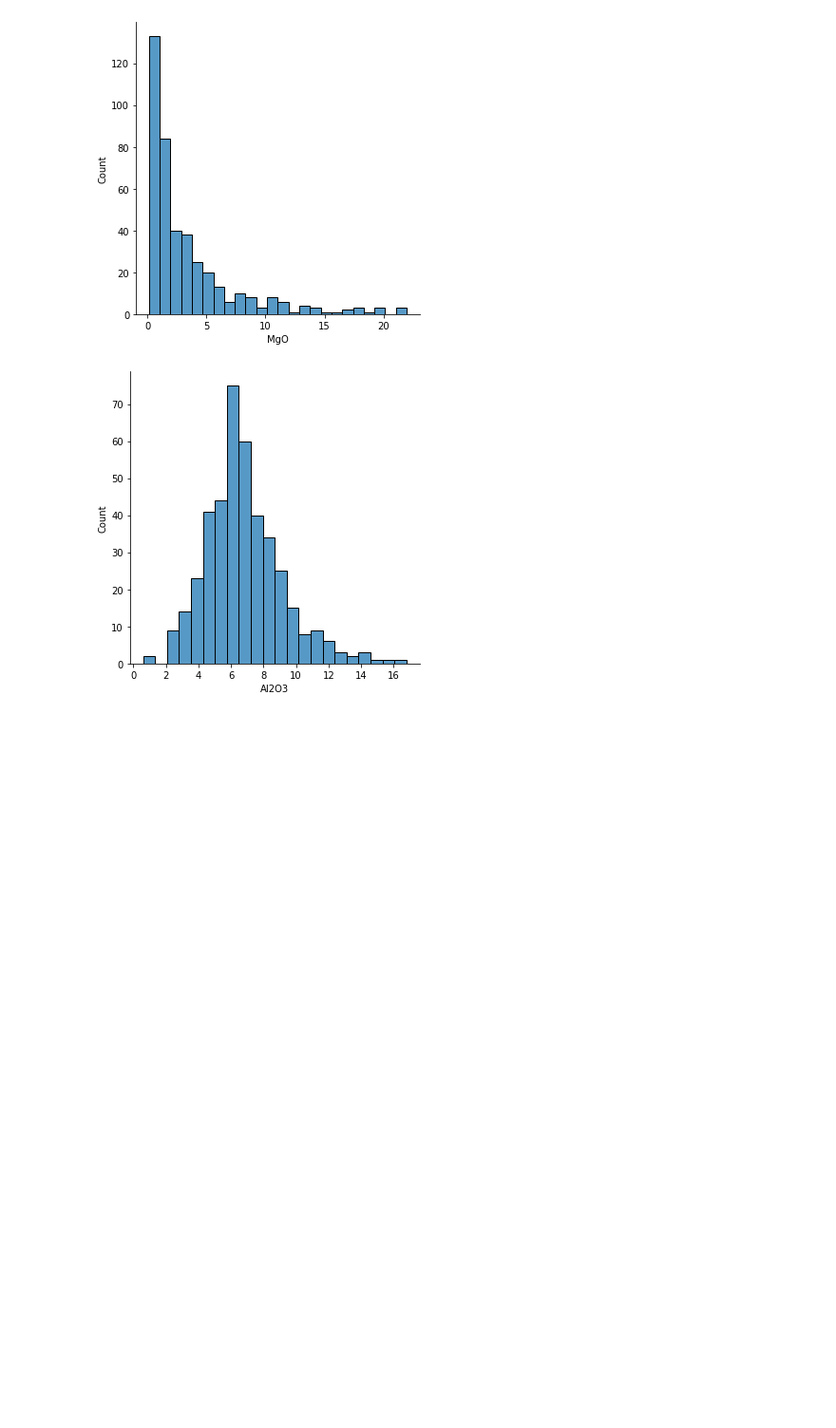
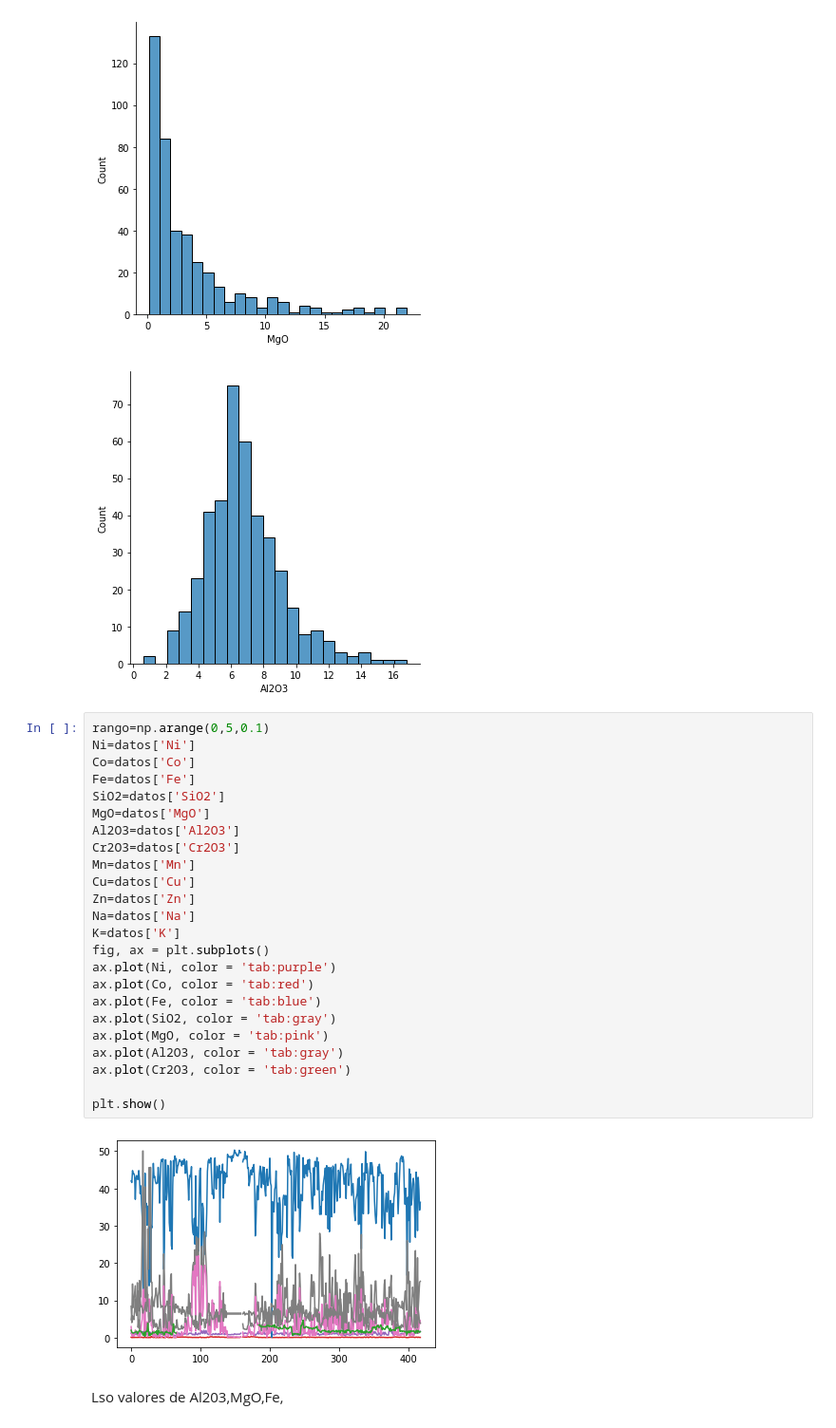
Before and after one commit to roxyconstantine-dev/Proyecto-Final-de-An-lisis-Datos, a Jupyter notebook: untitled1.ipynb, the cells around one changed output. Shown at 95% size. Drawn from its saved outputs; the diff is of its cells as text; blank space fills up the shorter version.

```diff
--- a/untitled1.ipynb
+++ b/untitled1.ipynb
@@ -140,3 +140,31 @@ sns.displot(datos['Al2O3'])
 [figure]
 [figure]
 [figure]
+# %%
+rango=np.arange(0,5,0.1)
+Ni=datos['Ni']
+Co=datos['Co']
+Fe=datos['Fe']
+SiO2=datos['SiO2']
+MgO=datos['MgO']
+Al2O3=datos['Al2O3']
+Cr2O3=datos['Cr2O3']
+Mn=datos['Mn']
+Cu=datos['Cu']
+Zn=datos['Zn']
+Na=datos['Na']
+K=datos['K']
+fig, ax = plt.subplots()
+ax.plot(Ni, color = 'tab:purple')
+ax.plot(Co, color = 'tab:red')
+ax.plot(Fe, color = 'tab:blue')
+ax.plot(SiO2, color = 'tab:gray')
+ax.plot(MgO, color = 'tab:pink')
+ax.plot(Al2O3, color = 'tab:gray')
+ax.plot(Cr2O3, color = 'tab:green')
+
+plt.show()
+# %% [output]
+[figure, added]
+# %% [markdown]
+Lso valores de Al203,MgO,Fe,
```
